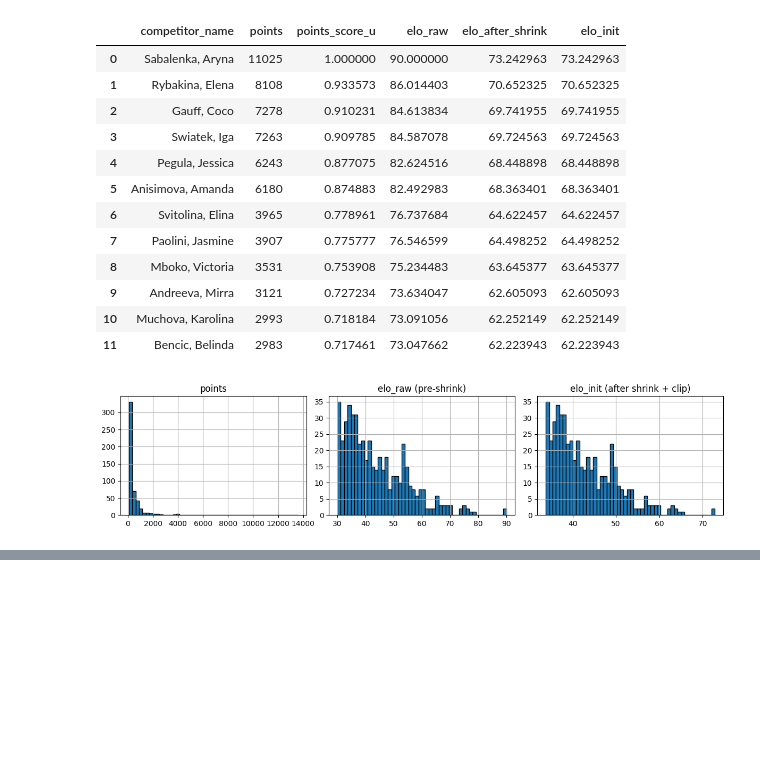
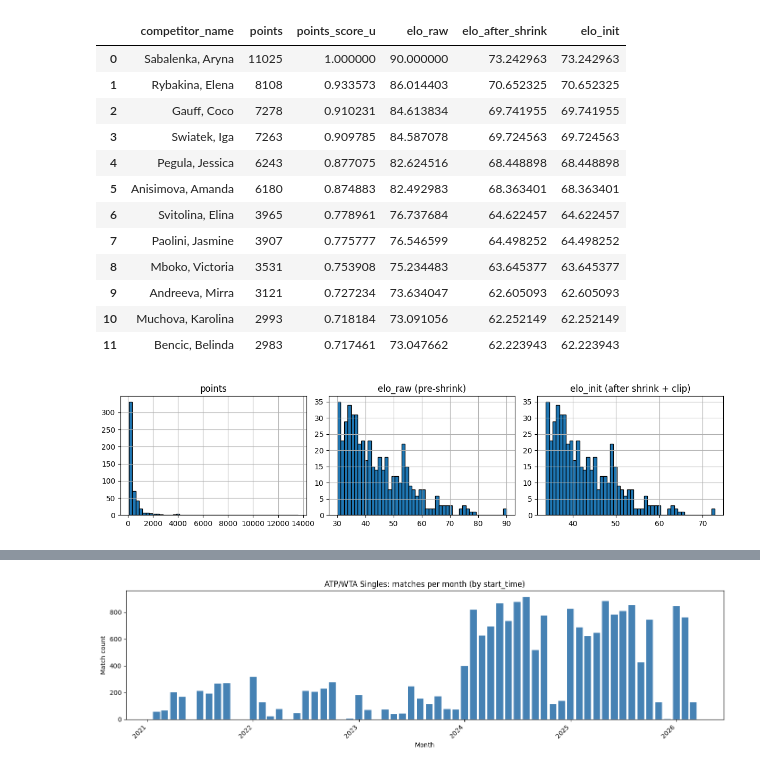
Before and after one commit to mattholden/tennis-origination, a Jupyter notebook: refined_tables/elo.ipynb, the cells around one changed output, grey strips where cells are left out. Drawn from its saved outputs; the diff is of its cells as text; code cells hidden in the pictures; blank space fills up the shorter version.

```diff
--- a/refined_tables/elo.ipynb
+++ b/refined_tables/elo.ipynb
@@ -183,0 +268,50 @@ mens_rankings.head()
+# %%
+def get_event_data() -> pd.DataFrame:
+    _event_table = SportradarManager().get_table_id("event_summary")
+    query = f"""
+    SELECT *
+    FROM `{_event_table}`
+    WHERE competition_type = 'singles'
+    """
+    return client.query(query).to_dataframe()
+
+event_data = get_event_data()
+# %%
+# One row per match → count by calendar month of start_time
+_st = pd.to_datetime(event_data["start_time"], utc=True, errors="coerce")
+_ok = _st.notna()
+if not _ok.all():
+    n_bad = int((~_ok).sum())
+    print(f"Warning: {n_bad} rows with missing/unparseable start_time excluded")
+
+monthly = (
+    event_data.loc[_ok]
+    .assign(_month=_st[_ok].dt.to_period("M"))
+    .groupby("_month", sort=True)
+    .size()
+)
+monthly.index = monthly.index.to_timestamp()  # plot-friendly x axis
+
+if len(monthly) >= 2:
+    bar_width = (monthly.index[1] - monthly.index[0]).days * 0.85
+else:
+    bar_width = 24
+
+fig, ax = plt.subplots(figsize=(14, 4))
+ax.bar(
+    monthly.index,
+    monthly.values,
+    width=bar_width,
+    align="center",
+    color="steelblue",
+    edgecolor="white",
+    linewidth=0.2,
+)
+ax.set_title("ATP/WTA Singles: matches per month (by start_time)")
+ax.set_xlabel("Month")
+ax.set_ylabel("Match count")
+fig.autofmt_xdate(rotation=45, ha="right")
+plt.tight_layout()
+plt.show()
+# %% [output]
+[figure, added]
```
Also changed, not shown: parts of 30 cells of this notebook, 3 other files.
